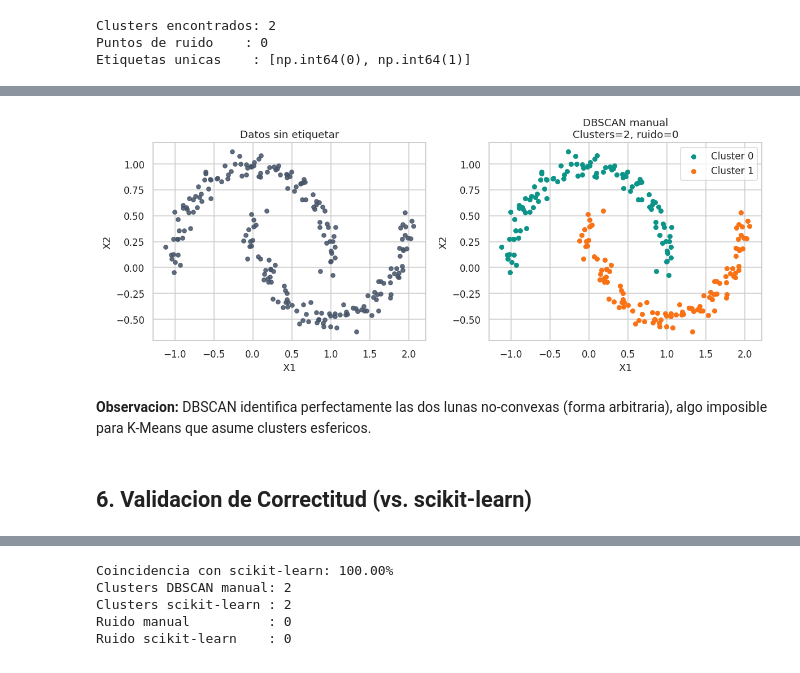
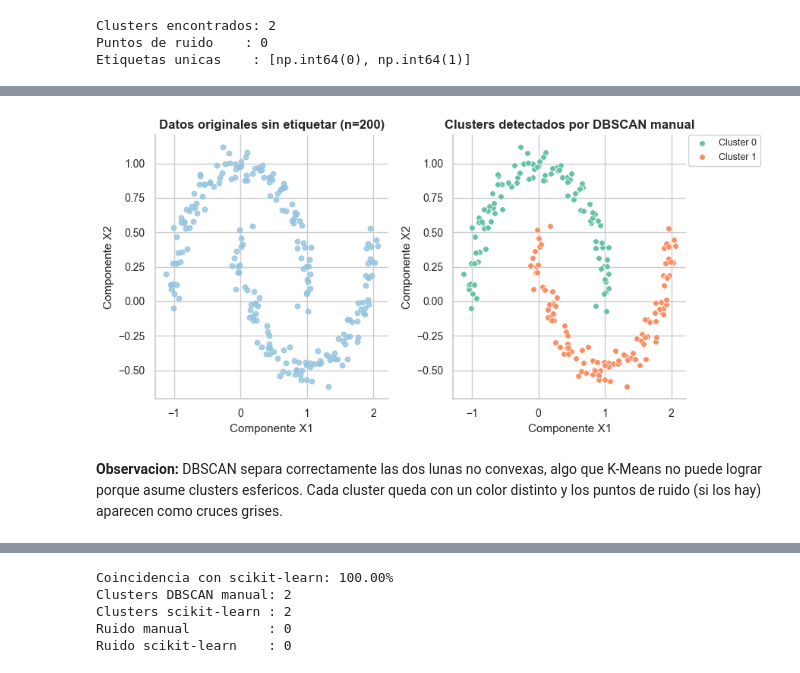
Before and after one commit to blinaresv/Grupo1_Actividad2_DBSCAN, a Jupyter notebook: Grupo1_Notebook1_Manual_FINAL.ipynb, the cells around one changed output, grey strips where cells are left out. Drawn from its saved outputs; the diff is of its cells as text; code cells hidden in the pictures.

Commit message:
Ajustes visualización: paleta Set2 hex exactos, tipografía y leyenda exterior

```diff
--- a/Grupo1_Notebook1_Manual_FINAL.ipynb
+++ b/Grupo1_Notebook1_Manual_FINAL.ipynb
@@ -200,27 +228,43 @@ Etiquetas unicas    : [np.int64(0), np.int64(1)]
 # %%
+SET2 = ['#66C2A5', '#FC8D62', '#8DA0CB', '#E78AC3', '#A6D854', '#FFD92F', '#E5C494', '#B3B3B3']
+
+cluster_ids = sorted(c for c in set(labels) if c != -1)
+
 fig, axes = plt.subplots(1, 2, figsize=(11, 4.5))
-axes[0].scatter(X[:, 0], X[:, 1], c="#475569", s=22, alpha=0.85)
-axes[0].set_title("Datos sin etiquetar")
-axes[0].set_xlabel("X1"); axes[0].set_ylabel("X2")
 
-palette = ["#0D9488", "#F97316", "#7C3AED", "#0EA5E9", "#E11D48"]
+color_neutro = sns.color_palette("Blues", 9)[3]  # paleta nombrada para datos sin etiquetar
+axes[0].scatter(X[:, 0], X[:, 1], color=color_neutro, s=22, alpha=0.80)
+axes[0].set_title("Datos originales sin etiquetar (n=200)",
+                  fontsize=12, fontweight="bold")
+axes[0].set_xlabel("Componente X1", fontsize=11)
+axes[0].set_ylabel("Componente X2", fontsize=11)
+axes[0].tick_params(labelsize=10)
+
 for c in sorted(set(labels)):
     mask = labels == c
     if c == -1:
-        axes[1].scatter(X[mask, 0], X[mask, 1], c="#94A3B8",
-                        marker="x", s=40, label="Ruido")
+        axes[1].scatter(X[mask, 0], X[mask, 1], color="#B0BEC5", marker="x",
+                        s=55, linewidths=1.3, label="Ruido", zorder=2)
     else:
-        axes[1].scatter(X[mask, 0], X[mask, 1],
-                        c=palette[c % len(palette)], s=24, label=f"Cluster {c}")
-axes[1].set_title(f"DBSCAN manual\nClusters={n_clusters}, ruido={n_noise}")
-axes[1].set_xlabel("X1"); axes[1].set_ylabel("X2")
-axes[1].legend()
-plt.tight_layout()
+        axes[1].scatter(X[mask, 0], X[mask, 1], color=SET2[c % len(SET2)],
+                        s=30, edgecolor="white", linewidth=0.5,
+                        label=f"Cluster {c}", zorder=3)
+axes[1].set_title("Clusters detectados por DBSCAN manual",
+                  fontsize=12, fontweight="bold")
+axes[1].set_xlabel("Componente X1", fontsize=11)
+axes[1].set_ylabel("Componente X2", fontsize=11)
+axes[1].tick_params(labelsize=10)
+axes[1].legend(framealpha=0.9, fontsize=9,
+               bbox_to_anchor=(1.01, 1), loc="upper left", borderaxespad=0)
+
+for ax in axes:
+    ax.spines[["top", "right"]].set_visible(False)
+
+plt.tight_layout(rect=[0, 0, 0.82, 1])
 plt.show()
 # %% [output]
-[figure, old version]
+[figure, new version]
 # %% [markdown]
-**Observacion:** DBSCAN identifica perfectamente las dos lunas no-convexas
-(forma arbitraria), algo imposible para K-Means que asume clusters esfericos.
+**Observacion:** DBSCAN separa correctamente las dos lunas no convexas, algo que
+K-Means no puede lograr porque asume clusters esfericos. Cada cluster queda con un color
+distinto y los puntos de ruido (si los hay) aparecen como cruces grises.
-# %% [markdown]
-## 6. Validacion de Correctitud (vs. scikit-learn)
```
Also changed, not shown: parts of 11 cells of this notebook, 1 other file.
